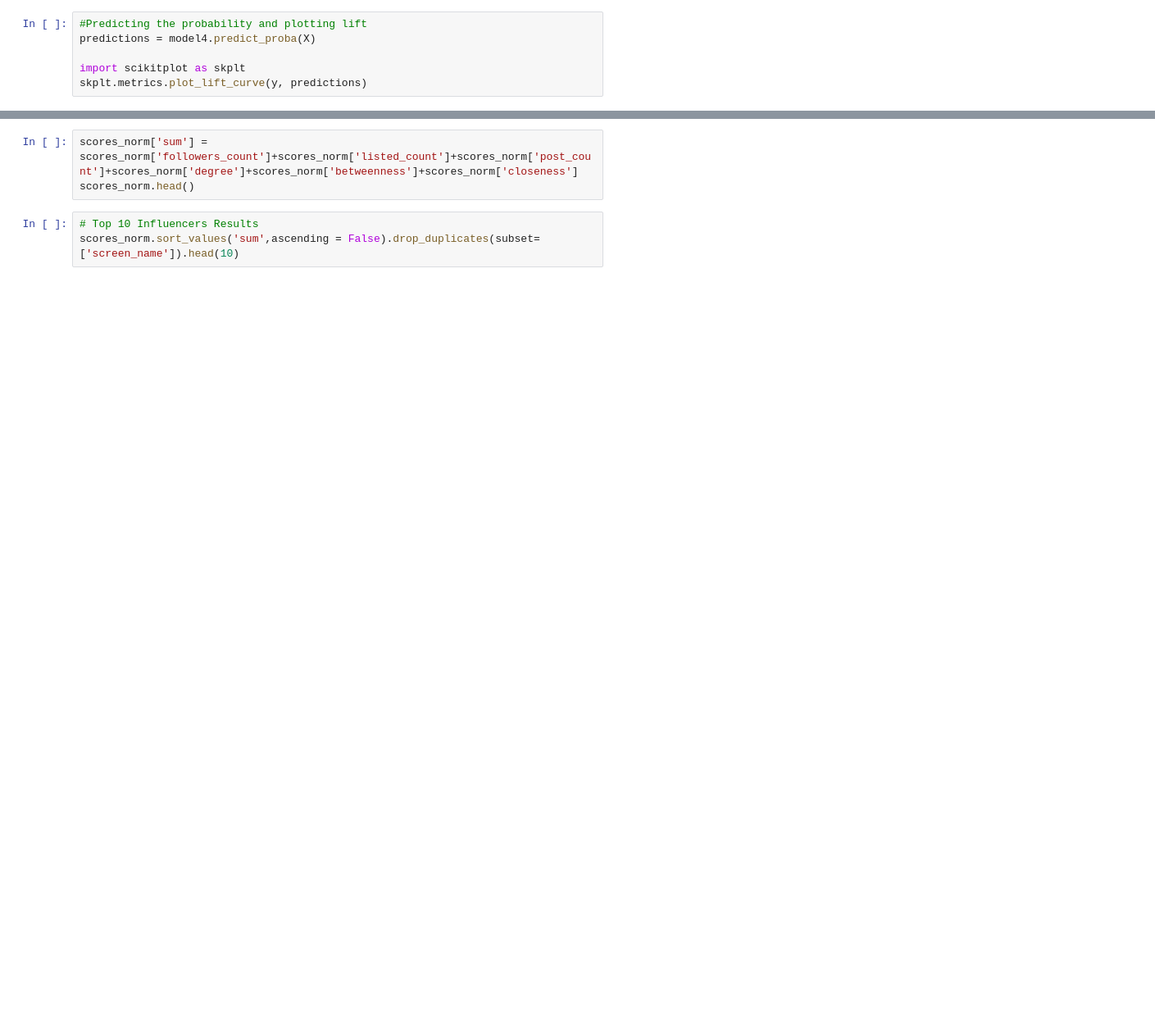
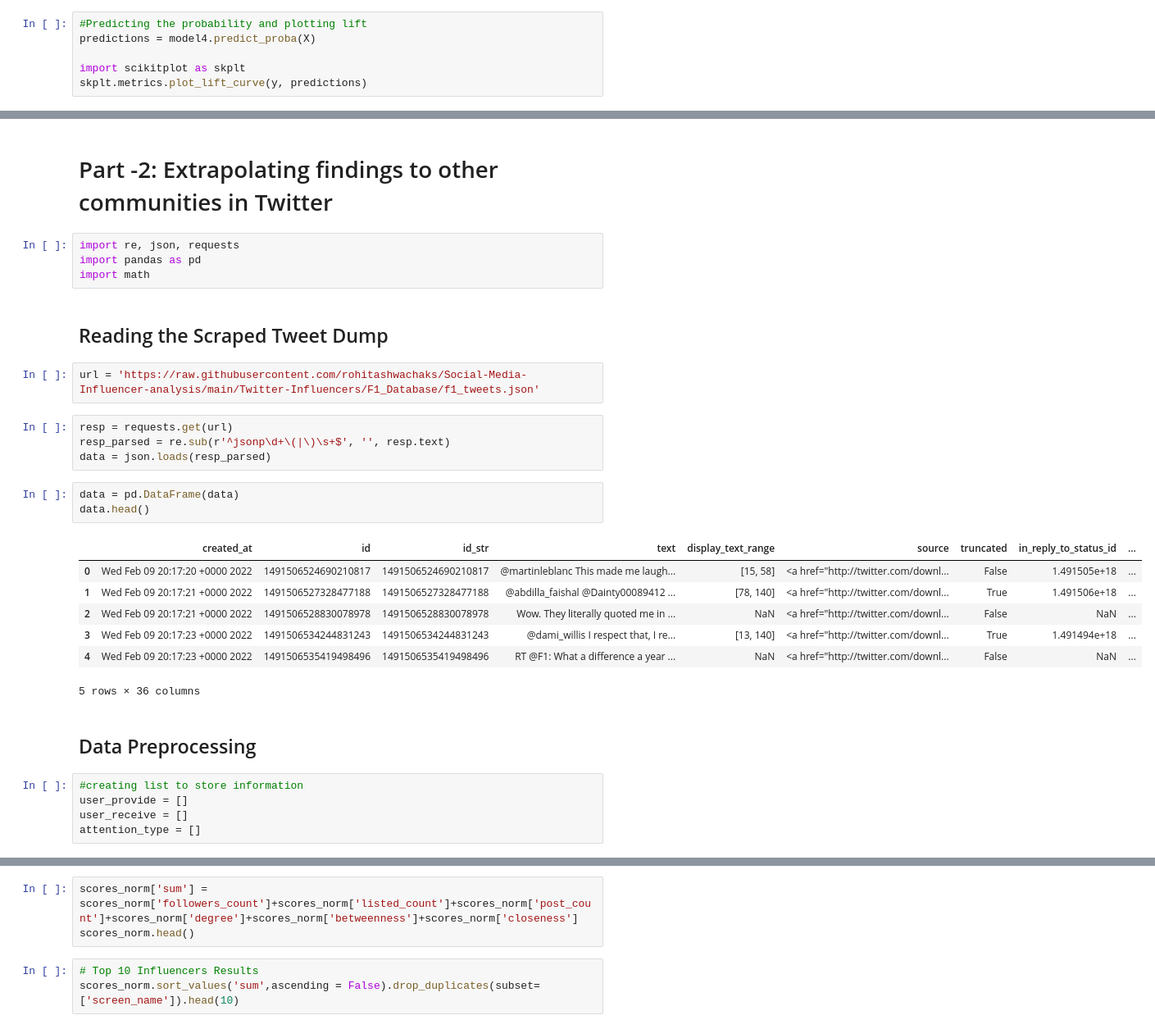
Before and after one commit to rohitashwachaks/Social-Media-Influencer-analysis, a Jupyter notebook: Social Media Influencer Analysis - Final.ipynb, the cells around one changed output, grey strips where cells are left out. Shown at 82% size. Cells and saved outputs as stored; diff of their text form; blank space fills up the shorter version.

```diff
--- a/Social Media Influencer Analysis - Final.ipynb
+++ b/Social Media Influencer Analysis - Final.ipynb
@@ -567,0 +509,32 @@ centrality.sort_values('sum',ascending = False).head(10)
+# %% [markdown]
+# Part -2: Extrapolating findings to other communities in Twitter
+# %%
+import re, json, requests
+import pandas as pd
+import math
+# %% [markdown]
+## Reading the Scraped Tweet Dump
+# %%
+url = 'https://raw.githubusercontent.com/rohitashwachaks/Social-Media-Influencer-analysis/main/Twitter-Influencers/F1_Database/f1_tweets.json'
+# %%
+resp = requests.get(url)
+resp_parsed = re.sub(r'^jsonp\d+\(|\)\s+$', '', resp.text)
+data = json.loads(resp_parsed)
+# %%
+data = pd.DataFrame(data)
+data.head()
+# %% [output]
+|  | created_at | id | id_str | text | display_text_range | source | truncated | in_reply_to_status_id | ... |
+| 0 | Wed Feb 09 20:17:20 +0000 2022 | 1491506524690210817 | 1491506524690210817 | @martinleblanc This made me laugh... | [15, 58] | <a href="http://twitter.com/downl... | False | 1.491505e+18 | ... |
+| 1 | Wed Feb 09 20:17:21 +0000 2022 | 1491506527328477188 | 1491506527328477188 | @abdilla_faishal @Dainty00089412 ... | [78, 140] | <a href="http://twitter.com/downl... | True | 1.491506e+18 | ... |
+| 2 | Wed Feb 09 20:17:21 +0000 2022 | 1491506528830078978 | 1491506528830078978 | Wow. They literally quoted me in ... | NaN | <a href="http://twitter.com/downl... | False | NaN | ... |
+| 3 | Wed Feb 09 20:17:23 +0000 2022 | 1491506534244831243 | 1491506534244831243 | @dami_willis I respect that, I re... | [13, 140] | <a href="http://twitter.com/downl... | True | 1.491494e+18 | ... |
+| 4 | Wed Feb 09 20:17:23 +0000 2022 | 1491506535419498496 | 1491506535419498496 | RT @F1: What a difference a year ... | NaN | <a href="http://twitter.com/downl... | False | NaN | ... |
+5 rows × 36 columns
+# %% [markdown]
+## Data Preprocessing
+# %%
+#creating list to store information
+user_provide = []
+user_receive = []
+attention_type = []
```
Also changed, not shown: parts of 62 cells of this notebook.
